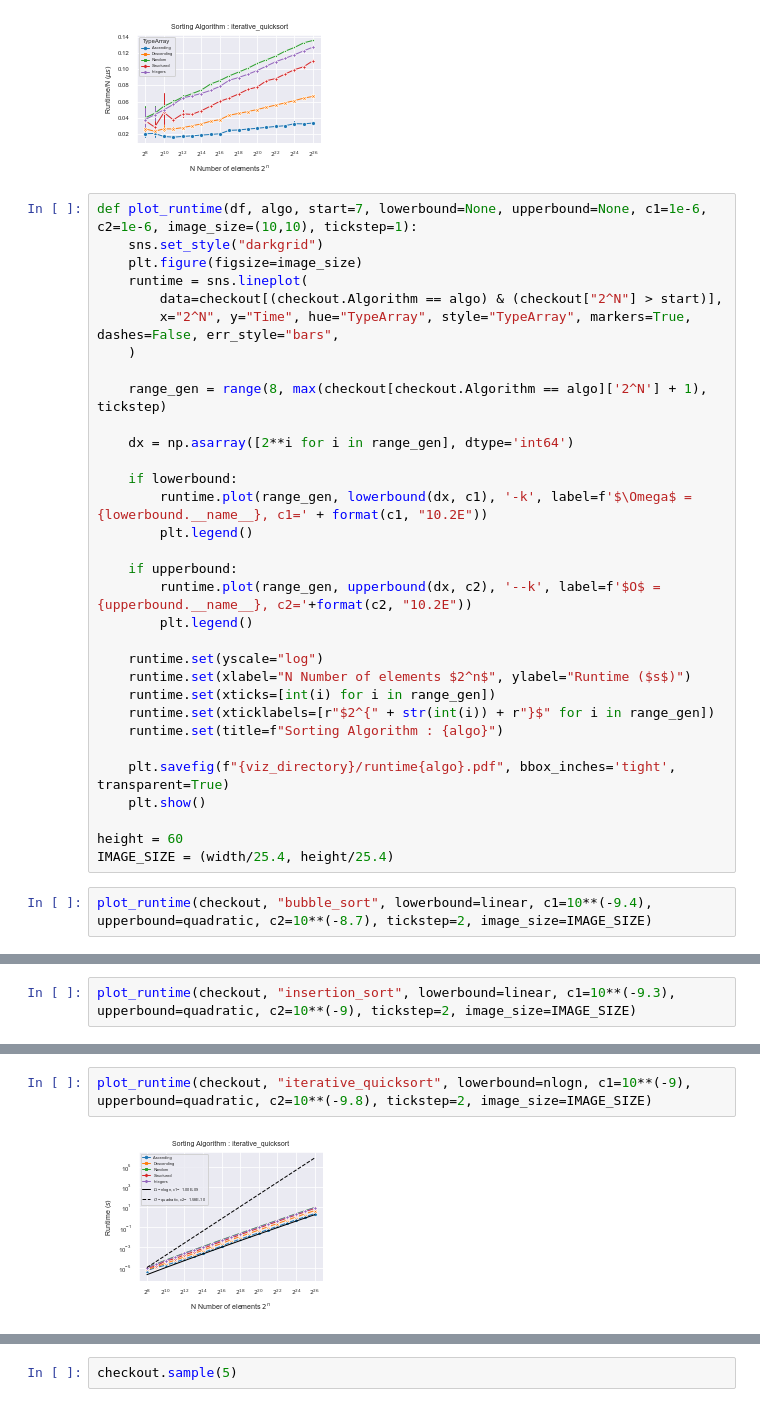
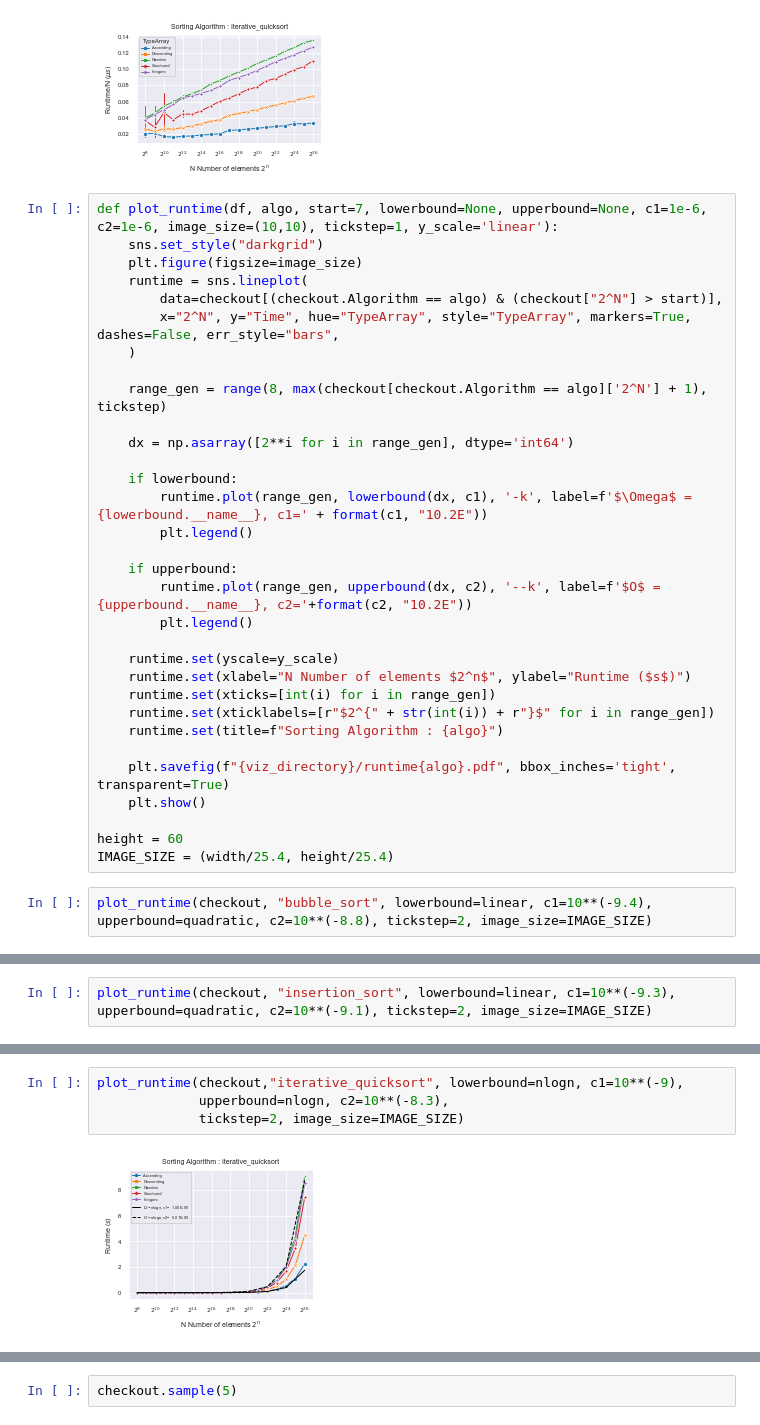
Before and after one commit to jkorsvik/SortingAlgorithms, a Jupyter notebook: notebooks/plot_creation.ipynb, the cells around one changed output, grey strips where cells are left out. Drawn from its saved outputs; the diff is of its cells as text.

Commit message:
Some of the final updates to figures, new dir

```diff
--- a/notebooks/plot_creation.ipynb
+++ b/notebooks/plot_creation.ipynb
@@ -100,7 +100,7 @@ for algo in sorting_algos:
 [figure]
 [figure]
 # %%
-def plot_runtime(df, algo, start=7, lowerbound=None, upperbound=None, c1=1e-6, c2=1e-6, image_size=(10,10), tickstep=1):
+def plot_runtime(df, algo, start=7, lowerbound=None, upperbound=None, c1=1e-6, c2=1e-6, image_size=(10,10), tickstep=1, y_scale='linear'):
     sns.set_style("darkgrid")
     plt.figure(figsize=image_size)
     runtime = sns.lineplot(
@@ -120,7 +120,7 @@ def plot_runtime(df, algo, start=7, lowerbound=None, upperbound=None, c1=1e-6, c
         runtime.plot(range_gen, upperbound(dx, c2), '--k', label=f'$O$ = {upperbound.__name__}, c2='+format(c2, "10.2E"))
         plt.legend()
 
-    runtime.set(yscale="log")
+    runtime.set(yscale=y_scale)
     runtime.set(xlabel="N Number of elements $2^n$", ylabel="Runtime ($s$)")
     runtime.set(xticks=[int(i) for i in range_gen])
     runtime.set(xticklabels=[r"$2^{" + str(int(i)) + r"}$" for i in range_gen])
@@ -132,5 +132,5 @@ def plot_runtime(df, algo, start=7, lowerbound=None, upperbound=None, c1=1e-6, c
 height = 60
 IMAGE_SIZE = (width/25.4, height/25.4)
 # %%
-plot_runtime(checkout, "bubble_sort", lowerbound=linear, c1=10**(-9.4), upperbound=quadratic, c2=10**(-8.7), tickstep=2, image_size=IMAGE_SIZE)
+plot_runtime(checkout, "bubble_sort", lowerbound=linear, c1=10**(-9.4), upperbound=quadratic, c2=10**(-8.8), tickstep=2, image_size=IMAGE_SIZE)
 # %% [output]
@@ -138,3 +138,3 @@ plot_runtime(checkout, "bubble_sort", lowerbound=linear, c1=10**(-9.4), upperbou
 # %%
-plot_runtime(checkout, "insertion_sort", lowerbound=linear, c1=10**(-9.3), upperbound=quadratic, c2=10**(-9), tickstep=2, image_size=IMAGE_SIZE)
+plot_runtime(checkout, "insertion_sort", lowerbound=linear, c1=10**(-9.3), upperbound=quadratic, c2=10**(-9.1), tickstep=2, image_size=IMAGE_SIZE)
 # %% [output]
@@ -142,5 +142,7 @@ plot_runtime(checkout, "insertion_sort", lowerbound=linear, c1=10**(-9.3), upper
 # %%
-plot_runtime(checkout, "iterative_quicksort", lowerbound=nlogn, c1=10**(-9), upperbound=quadratic, c2=10**(-9.8), tickstep=2, image_size=IMAGE_SIZE)
+plot_runtime(checkout,"iterative_quicksort", lowerbound=nlogn, c1=10**(-9),
+             upperbound=nlogn, c2=10**(-8.3),
+             tickstep=2, image_size=IMAGE_SIZE)
 # %% [output]
-[figure, old version]
+[figure, new version]
 # %%
```
Also changed, not shown: parts of 7 cells of this notebook, 8 other files.
